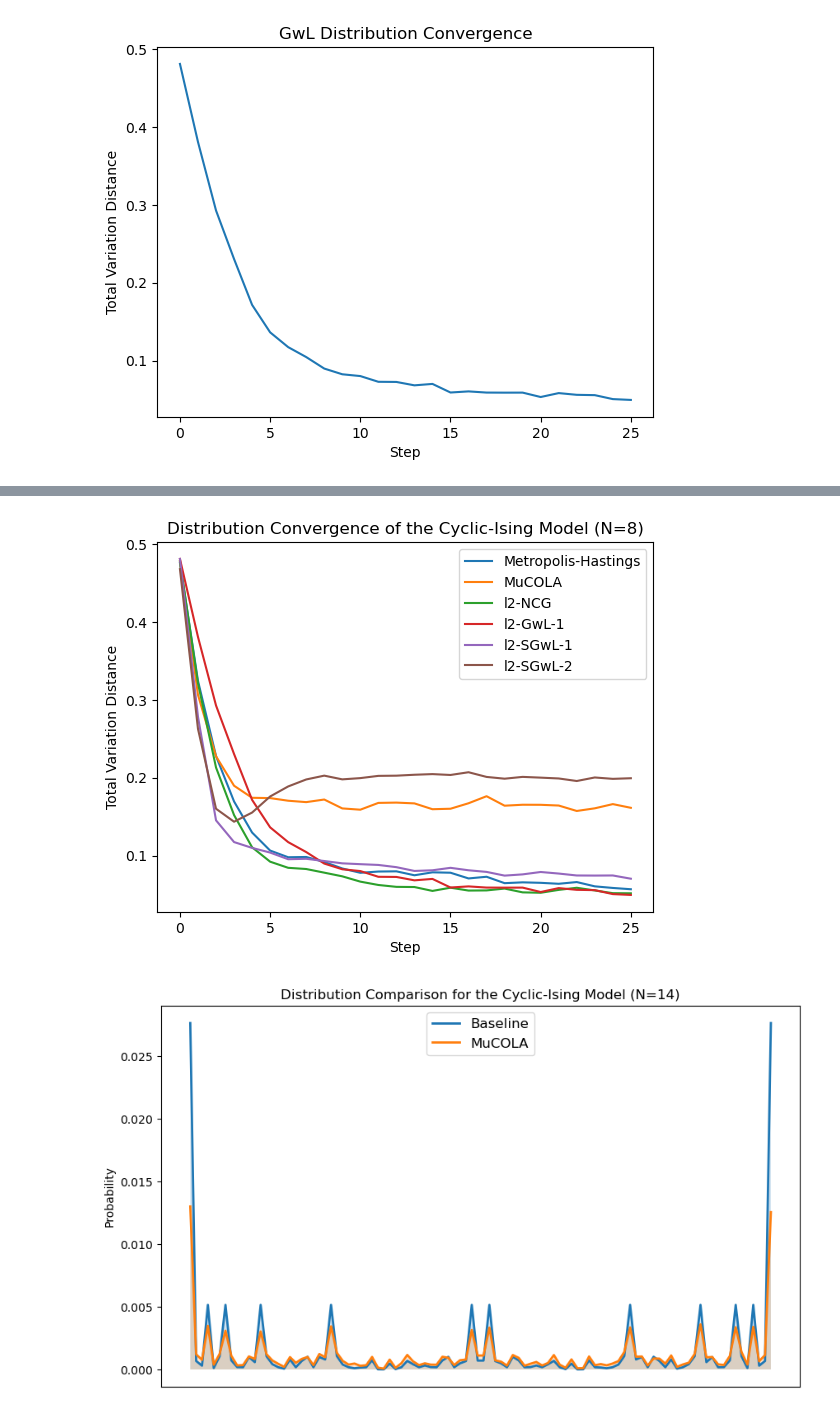
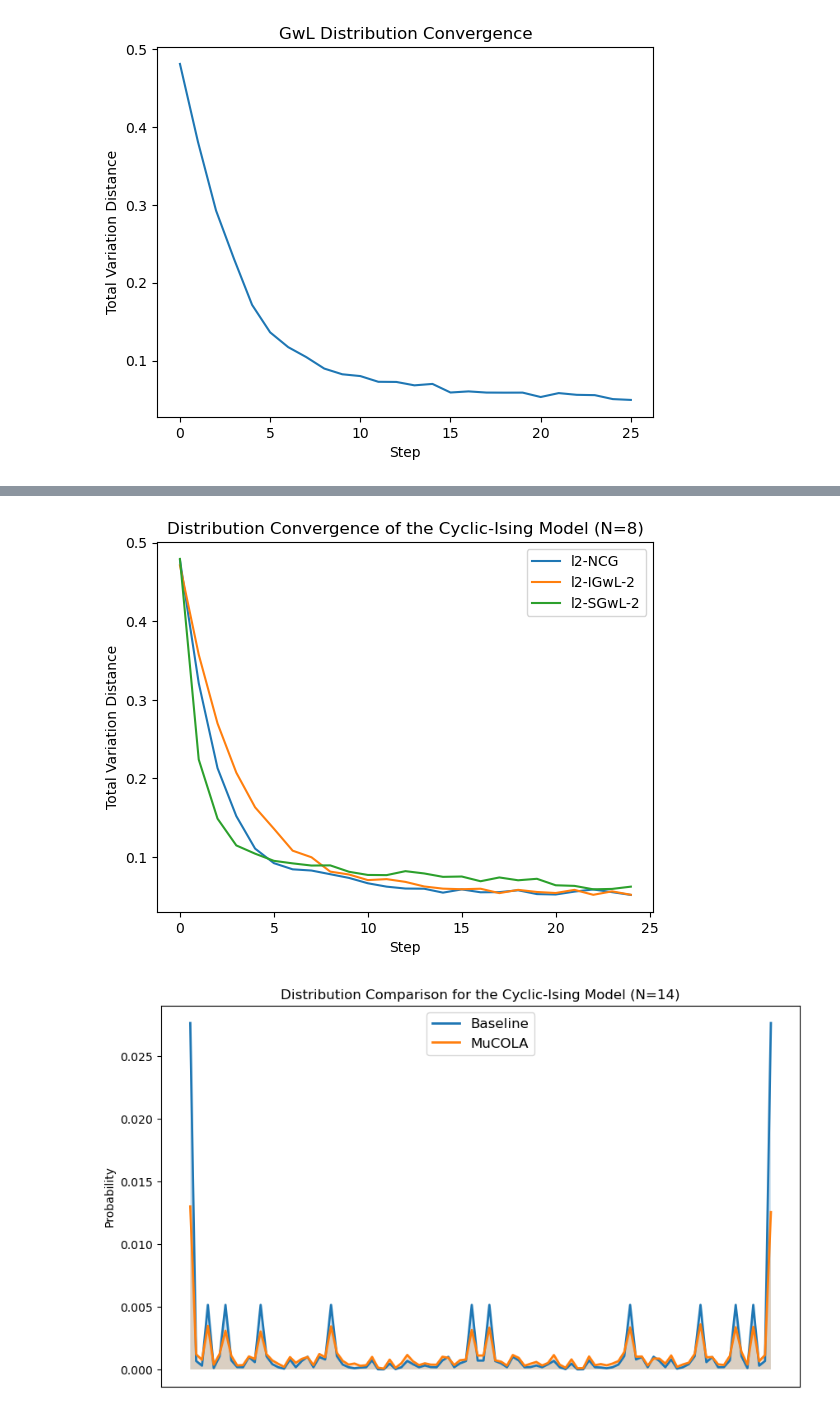
Before and after one commit to shainotshy1/MCMC_Comparisons, a Jupyter notebook: LanguageAlign/test.ipynb, the cells around one changed output, grey strips where cells are left out. Cells and saved outputs as stored; diff of their text form; code cells hidden in the pictures.

Commit message:
basic interaction functions, but mh too high rejection

```diff
--- a/LanguageAlign/test.ipynb
+++ b/LanguageAlign/test.ipynb
@@ -526,8 +533,9 @@ x0 = np.random.choice(a=[-1, 1], size=(m, N), p=[0.5, 0.5]).astype(np.float32) #
 
 order = 2
 alpha = 1.0
-temp=1.0
-edit_method = 'interaction'
+edit_method = 'saliency'
+temp = 1e-2
+eps = 1e-9
 vocab = [np.array([-1.0]), np.array([1.0])]
 samples_2gwl, vd_traj_2gwl = sample_2gwl(calc_U, calc_dU, x0, iter, alpha, vocab, p=2, return_vd_traj=True, baseline_distr=baseline_distr, order=order, edit_pos_method=edit_method, temp=temp, eps=eps)
 vd_2gwl, distr_map_2gwl = calc_variational_dist(samples_2gwl, baseline_distr)
@@ -545,0 +554,19 @@ plt.show()
+# %%
+x0 = np.random.choice(a=[-1, 1], size=(m, N), p=[0.5, 0.5]).astype(np.float32) # Initialize with uniform boolean embedding
+
+order = 2
+alpha = 1.0
+edit_method = 'interaction'
+temp = 1.0
+vocab = [np.array([-1.0]), np.array([1.0])]
+samples_2igwl, vd_traj_2igwl = sample_2gwl(calc_U, calc_dU, x0, iter, alpha, vocab, p=2, return_vd_traj=True, baseline_distr=baseline_distr, order=order, edit_pos_method=edit_method, temp=temp, eps=eps)
+vd_2igwl, distr_map_2igwl = calc_variational_dist(samples_2igwl, baseline_distr)
+
+print(vd_2igwl)
+plt.plot(vd_traj_2igwl)
+plt.title(f"{order}-GwL Distribution Convergence")
+plt.xlabel("Step")
+plt.ylabel("Total Variation Distance")
+plt.xticks(np.arange(0, iter + 1, 5))
+
+plt.show()
@@ -546,20 +576,21 @@ plt.show()
 # %%
-graph_n = 50 # What makes sense: overtime use a more uniform edit selection policy
+graph_n = 25
 
-plt.plot(vd_traj_mh[:graph_n], label='Metropolis-Hastings')
-plt.plot(vd_traj[:graph_n], label='MuCOLA')
+# plt.plot(vd_traj_mh[:graph_n], label='Metropolis-Hastings')
+# plt.plot(vd_traj[:graph_n], label='MuCOLA')
 plt.plot(vd_traj_ncg[:graph_n], label='l2-NCG')
-plt.plot(vd_traj_ugwl[:graph_n], label='l2-GwL-1')
-plt.plot(vd_traj_gwl[:graph_n], label='l2-SGwL-1')
+# plt.plot(vd_traj_ugwl[:graph_n], label='l2-GwL-1')
+# plt.plot(vd_traj_gwl[:graph_n], label='l2-SGwL-1')
+plt.plot(vd_traj_2igwl[:graph_n], label='l2-IGwL-2')
 plt.plot(vd_traj_2gwl[:graph_n], label='l2-SGwL-2')
 plt.title(f"Distribution Convergence of the Cyclic-Ising Model (N={N})")
 plt.xlabel("Step")
 plt.ylabel("Total Variation Distance")
 
 plt.legend()
 plt.show()
 # %% [output]
-[figure, old version]
+[figure, new version]
 # %%
 import numpy as np
 import seaborn as sns
```
Also changed, not shown: parts of 3 cells of this notebook.
